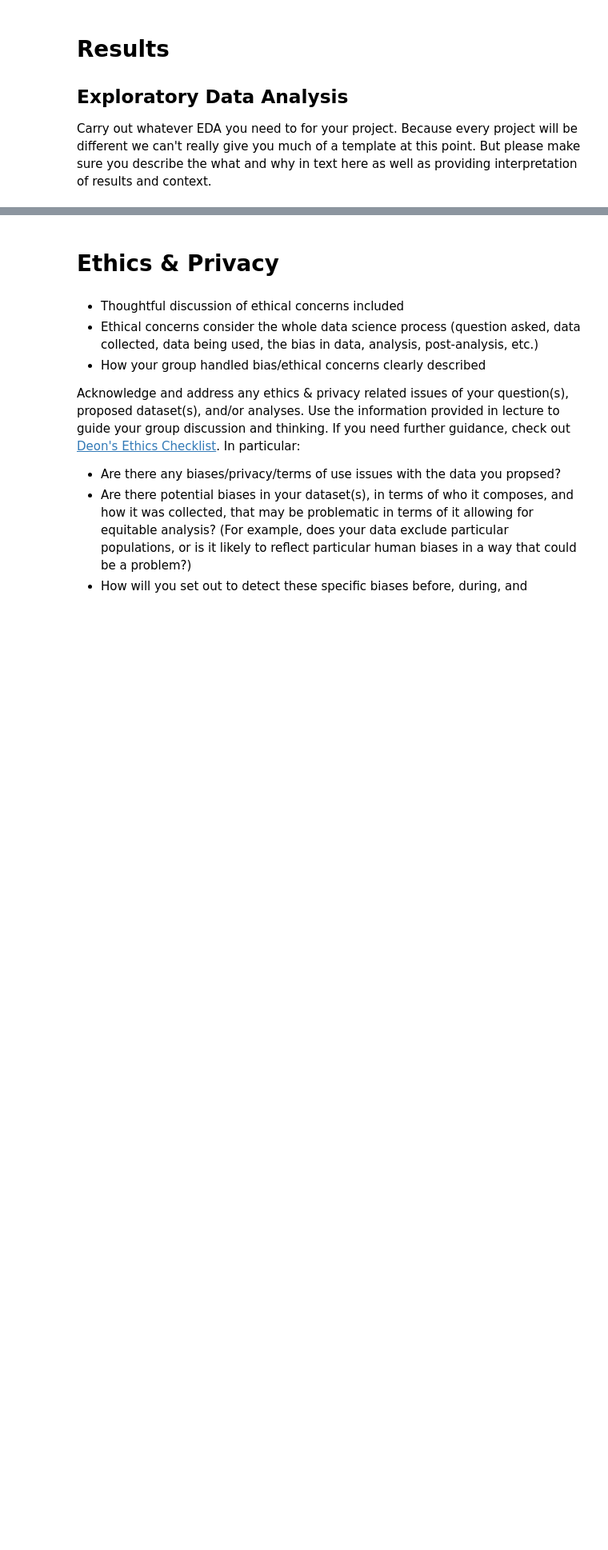
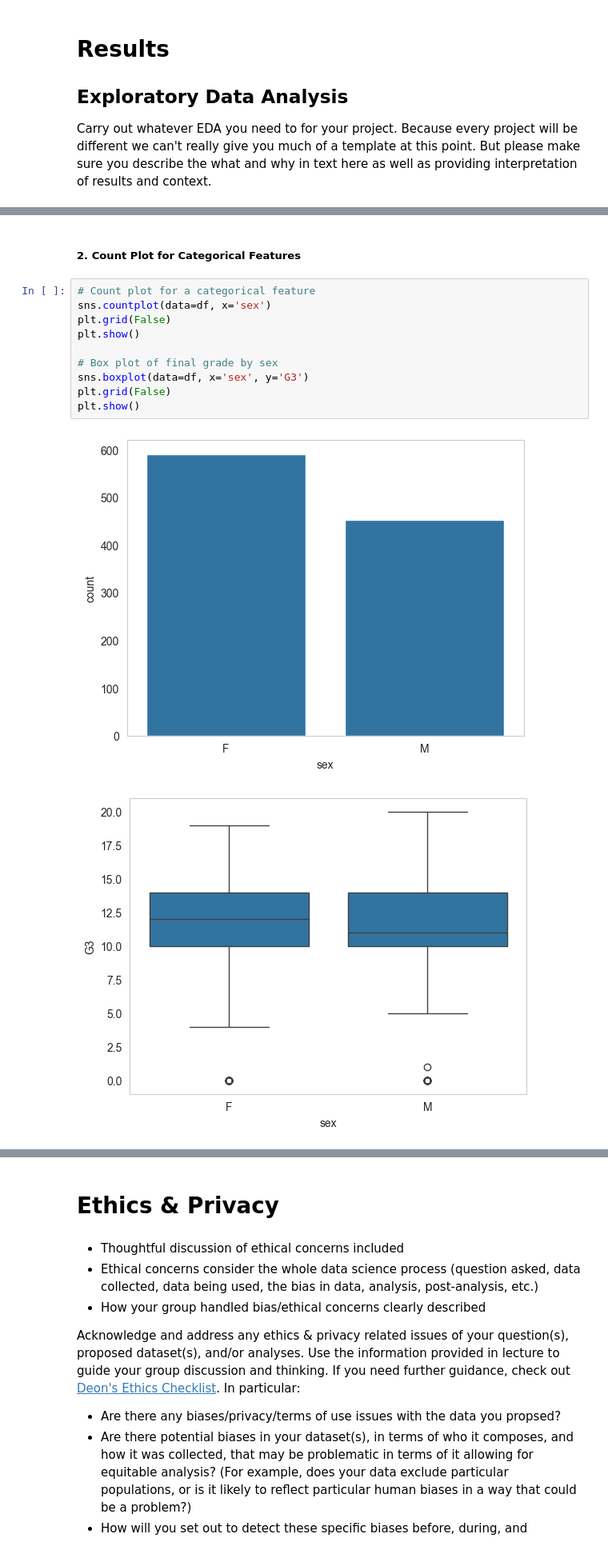
Before and after one commit to COGS108/Group088_WI24, a Jupyter notebook: EDACheckpoint_Group088_WI24.ipynb, the cells around one changed output, grey strips where cells are left out. Shown at 80% size. Saved outputs shown, nothing was run; the diff lists cells and outputs as text; blank space fills up the shorter version.

```diff
--- a/EDACheckpoint_Group088_WI24.ipynb
+++ b/EDACheckpoint_Group088_WI24.ipynb
@@ -194,0 +332,15 @@ Carry out whatever EDA you need to for your project.  Because every project will
+# %% [markdown]
+##### 2. Count Plot for Categorical Features
+# %%
+# Count plot for a categorical feature
+sns.countplot(data=df, x='sex')
+plt.grid(False)
+plt.show()
+
+# Box plot of final grade by sex
+sns.boxplot(data=df, x='sex', y='G3')
+plt.grid(False)
+plt.show()
+# %% [output]
+[figure, added]
+[figure, added]
```
Also changed, not shown: parts of 47 cells of this notebook.
